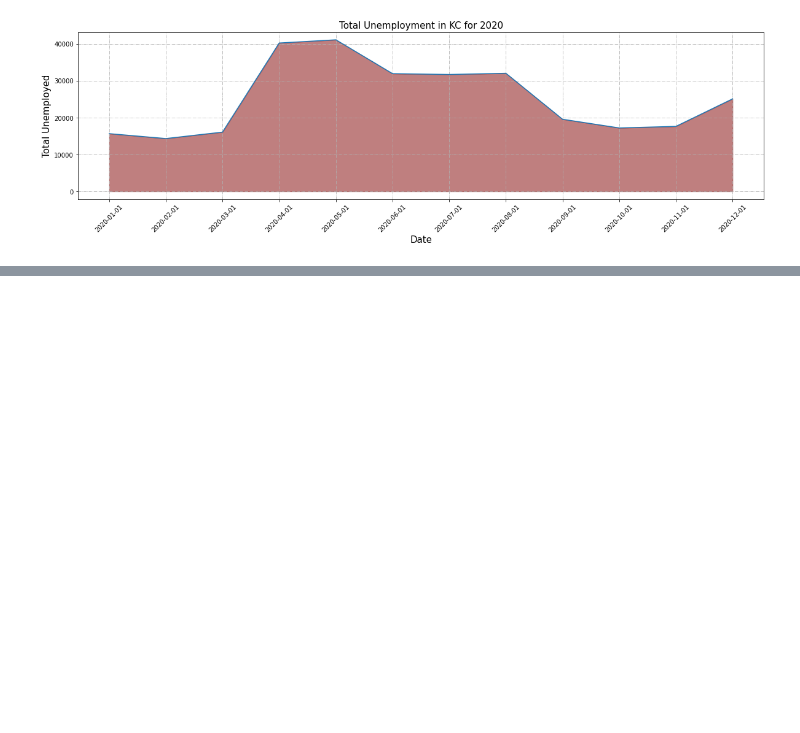
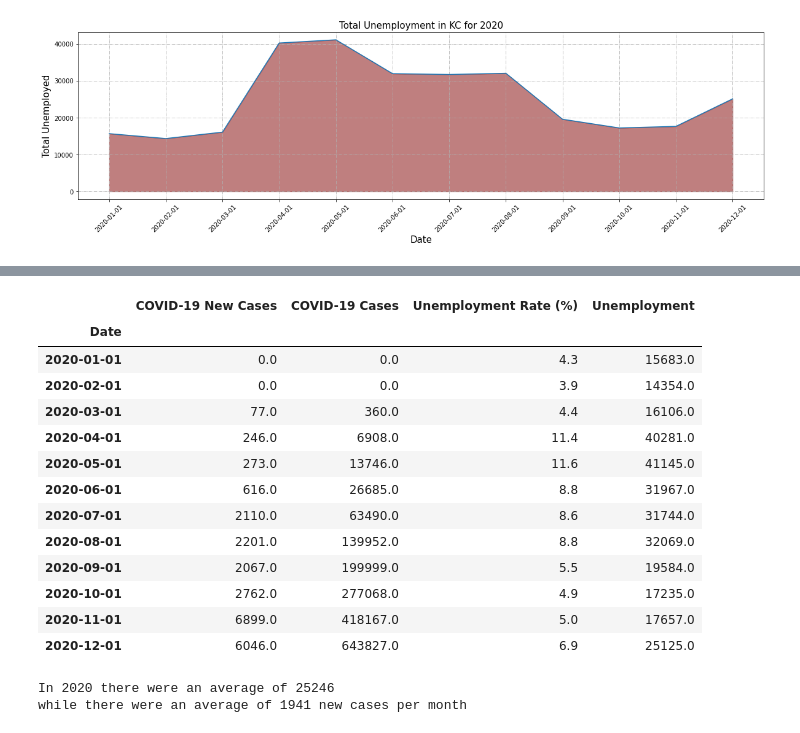
Before and after one commit to E-Weber/EKN-Project, a Jupyter notebook: Unemployment_EW/Unemployment_EW.ipynb, the cells around one changed output, grey strips where cells are left out. Drawn from its saved outputs; the diff is of its cells as text; code cells hidden in the pictures; blank space fills up the shorter version.

```diff
--- a/Unemployment_EW/Unemployment_EW.ipynb
+++ b/Unemployment_EW/Unemployment_EW.ipynb
@@ -12,10 +12,11 @@ import seaborn as sns
 from api_key import covid_key
 import requests
 import json
-import citipy
+
 
 file1 = "./Data/UnemploymentRate.csv"
 file2 = "./Data/TotalUnemployment.csv"
+merged = "./Data/merged_data.csv"
 url = "https://api.covidactnow.org/v2/county/29095.timeseries.json?apiKey=" + covid_key + "&t="
 UnemploymentRate = pd.read_csv(file1)
 TotalUnemployment = pd.read_csv(file2)
@@ -372,0 +240,3 @@ TypeError: tzinfo argument must be None or of a tzinfo subclass, not type 'UnitD
+# %%
+merged_data = pd.read_csv(merged)
+merged_data.head()
@@ -372,0 +250,27 @@ TypeError: tzinfo argument must be None or of a tzinfo subclass, not type 'UnitD
+# %%
+sum_df = merged_data.groupby(['Date']).max()
+cov_sum = sum_df.loc[:, {"COVID-19 Cases", "COVID-19 New Cases", "Unemployment Rate (%)", "Unemployment"}]
+cov_sum.head(12)
+# %% [output]
+|  | COVID-19 New Cases | COVID-19 Cases | Unemployment Rate (%) | Unemployment |
+| Date |  |  |  |  |
+| 2020-01-01 | 0.0 | 0.0 | 4.3 | 15683.0 |
+| 2020-02-01 | 0.0 | 0.0 | 3.9 | 14354.0 |
+| 2020-03-01 | 77.0 | 360.0 | 4.4 | 16106.0 |
+| 2020-04-01 | 246.0 | 6908.0 | 11.4 | 40281.0 |
+| 2020-05-01 | 273.0 | 13746.0 | 11.6 | 41145.0 |
+| 2020-06-01 | 616.0 | 26685.0 | 8.8 | 31967.0 |
+| 2020-07-01 | 2110.0 | 63490.0 | 8.6 | 31744.0 |
+| 2020-08-01 | 2201.0 | 139952.0 | 8.8 | 32069.0 |
+| 2020-09-01 | 2067.0 | 199999.0 | 5.5 | 19584.0 |
+| 2020-10-01 | 2762.0 | 277068.0 | 4.9 | 17235.0 |
+| 2020-11-01 | 6899.0 | 418167.0 | 5.0 | 17657.0 |
+| 2020-12-01 | 6046.0 | 643827.0 | 6.9 | 25125.0 |
+# %%
+unemp_mean = sum_df['Unemployment'].mean()
+cov_mean = sum_df['COVID-19 New Cases'].mean()
+print(f'In 2020 there were an average of {("%.f" % unemp_mean)}')
+print(f'while there were an average of {("%.f" % cov_mean)} new cases per month')
+# %% [output]
+In 2020 there were an average of 25246
+while there were an average of 1941 new cases per month
```
Also changed, not shown: parts of 12 cells of this notebook, 10 other files.
